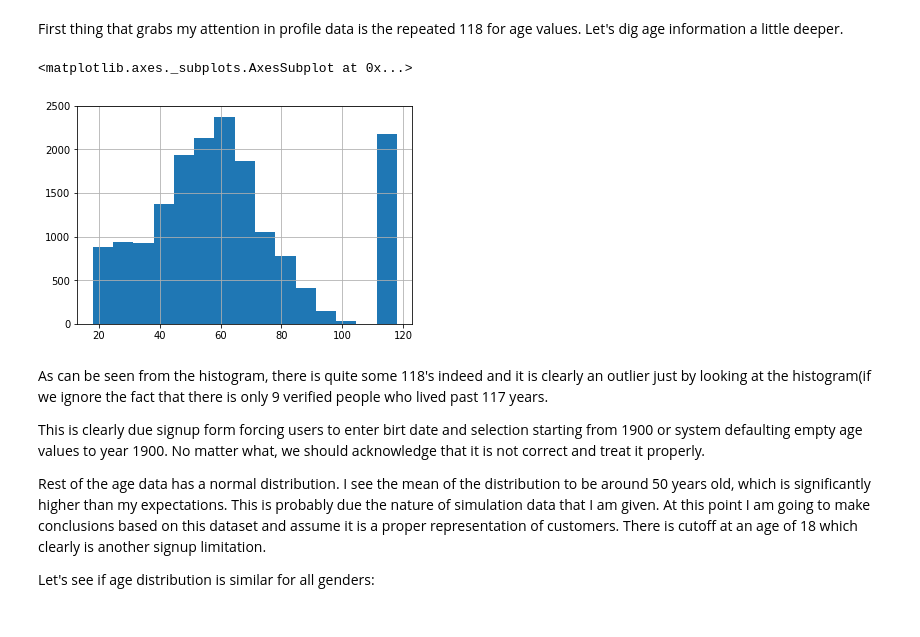
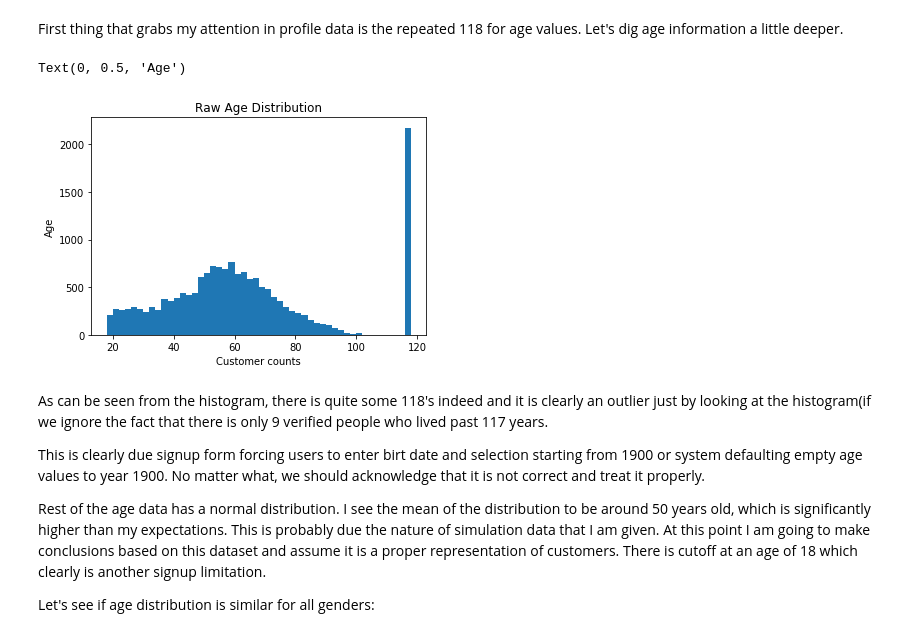
Before and after one commit to onurkapucu/Starbucks_Capstone, a Jupyter notebook: Starbucks_Capstone_notebook.ipynb, the cells around one changed output. Saved outputs shown, nothing was run; the diff lists cells and outputs as text; code cells hidden in the pictures.

Commit message:
Visuals cleaning

```diff
--- a/Starbucks_Capstone_notebook.ipynb
+++ b/Starbucks_Capstone_notebook.ipynb
@@ -123,11 +123,13 @@ profile.head()
 | 4 | 118 | 20170804 | None | a03223e636434f42ac4c3df47e8bac43 | NaN |
 # %% [markdown]
 First thing that grabs my attention in profile data is the repeated 118 for age values. Let's dig age information a little deeper.
-# %%
-profile['age'].hist(bins=15)
-# %% [output]
-<matplotlib.axes._subplots.AxesSubplot at 0x...>
-[figure, removed]
+# %%
+ax = profile['age'].plot(kind='hist',title='Raw Age Distribution',bins=50)
+ax.set_xlabel("Customer counts")
+ax.set_ylabel("Age")
+# %% [output]
+Text(0, 0.5, 'Age')
+[figure, added]
 # %% [markdown]
 As can be seen from the histogram, there is quite some 118's indeed and it is clearly an outlier just by looking at the histogram(if we ignore the fact that there is only 9 verified people who lived past 117 years.
 
```
Also changed, not shown: parts of 5 cells of this notebook.
